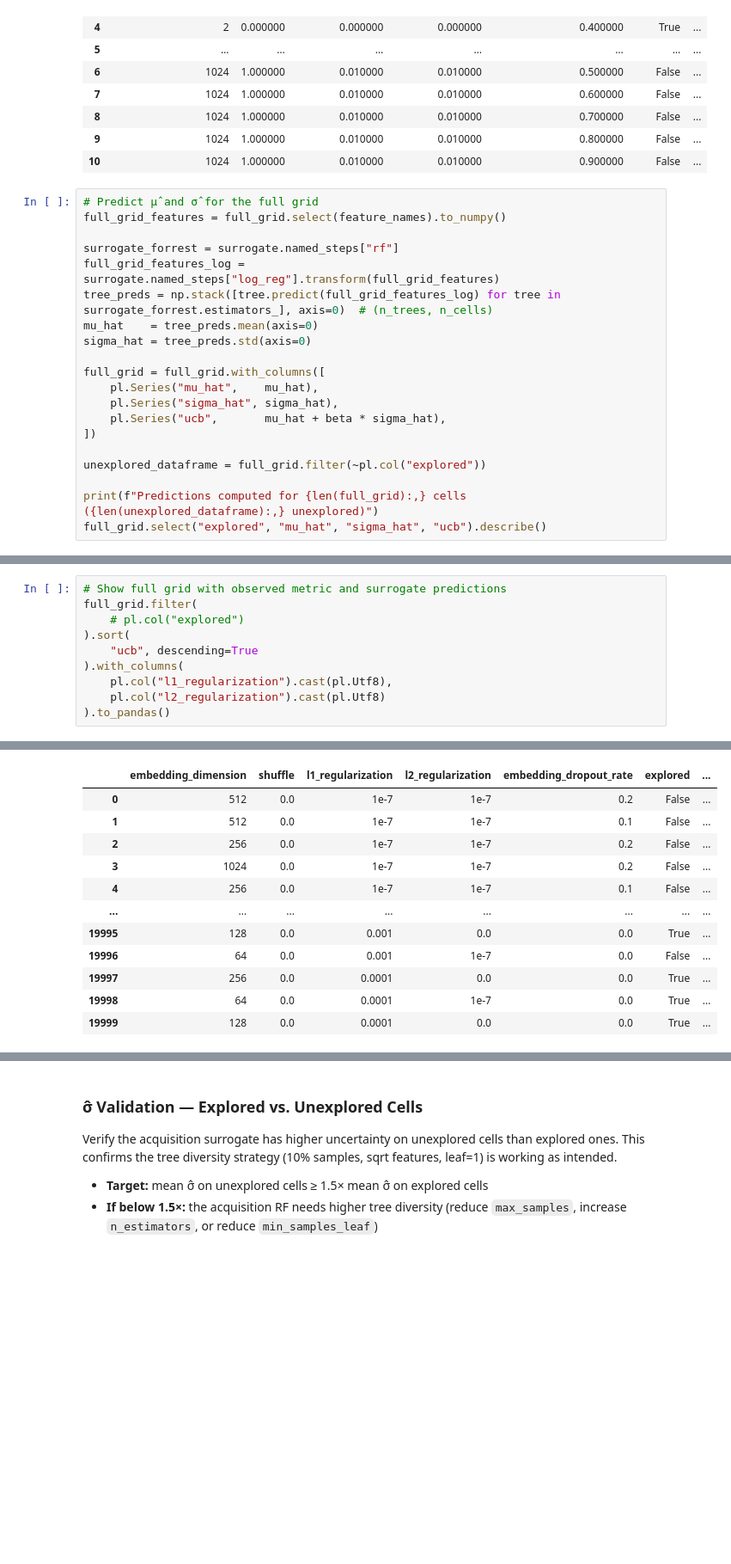
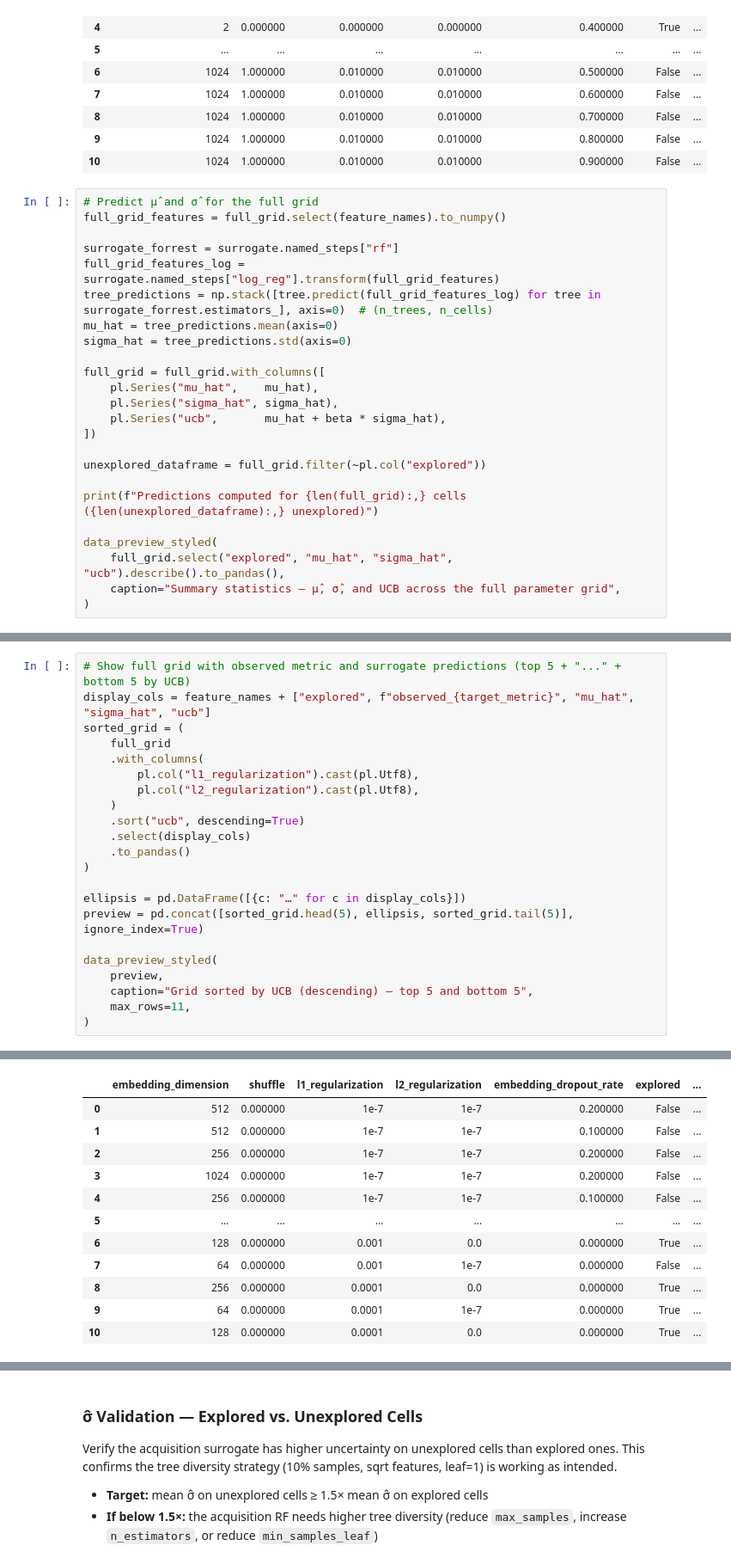
Before and after one commit to chaald/peppermint-matrix, a Jupyter notebook: notebooks/parameter_analysis/surrogate_model.ipynb, the cells around one changed output, grey strips where cells are left out. Shown at 86% size. Cells and saved outputs as stored; diff of their text form; blank space fills up the shorter version.

```diff
--- a/notebooks/parameter_analysis/surrogate_model.ipynb
+++ b/notebooks/parameter_analysis/surrogate_model.ipynb
@@ -474,9 +474,9 @@ full_grid_features = full_grid.select(feature_names).to_numpy()
 
 surrogate_forrest = surrogate.named_steps["rf"]
 full_grid_features_log = surrogate.named_steps["log_reg"].transform(full_grid_features)
-tree_preds = np.stack([tree.predict(full_grid_features_log) for tree in surrogate_forrest.estimators_], axis=0)  # (n_trees, n_cells)
-mu_hat    = tree_preds.mean(axis=0)
-sigma_hat = tree_preds.std(axis=0)
+tree_predictions = np.stack([tree.predict(full_grid_features_log) for tree in surrogate_forrest.estimators_], axis=0)  # (n_trees, n_cells)
+mu_hat = tree_predictions.mean(axis=0)
+sigma_hat = tree_predictions.std(axis=0)
 
 full_grid = full_grid.with_columns([
     pl.Series("mu_hat",    mu_hat),
@@ -487,6 +487,10 @@ full_grid = full_grid.with_columns([
 unexplored_dataframe = full_grid.filter(~pl.col("explored"))
 
 print(f"Predictions computed for {len(full_grid):,} cells ({len(unexplored_dataframe):,} unexplored)")
-full_grid.select("explored", "mu_hat", "sigma_hat", "ucb").describe()
+
+data_preview_styled(
+    full_grid.select("explored", "mu_hat", "sigma_hat", "ucb").describe().to_pandas(),
+    caption="Summary statistics — μ̂, σ̂, and UCB across the full parameter grid",
+)
 # %% [output]
 Predictions computed for 20,000 cells (18,484 unexplored)
@@ -505,11 +508,23 @@ shape: (9, 5)
 # %%
-# Show full grid with observed metric and surrogate predictions
-full_grid.filter(
-    # pl.col("explored")
-).sort(
-    "ucb", descending=True
-).with_columns(
-    pl.col("l1_regularization").cast(pl.Utf8),
-    pl.col("l2_regularization").cast(pl.Utf8)
-).to_pandas()
+# Show full grid with observed metric and surrogate predictions (top 5 + "..." + bottom 5 by UCB)
+display_cols = feature_names + ["explored", f"observed_{target_metric}", "mu_hat", "sigma_hat", "ucb"]
+sorted_grid = (
+    full_grid
+    .with_columns(
+        pl.col("l1_regularization").cast(pl.Utf8),
+        pl.col("l2_regularization").cast(pl.Utf8),
+    )
+    .sort("ucb", descending=True)
+    .select(display_cols)
+    .to_pandas()
+)
+
+ellipsis = pd.DataFrame([{c: "…" for c in display_cols}])
+preview = pd.concat([sorted_grid.head(5), ellipsis, sorted_grid.tail(5)], ignore_index=True)
+
+data_preview_styled(
+    preview,
+    caption="Grid sorted by UCB (descending) — top 5 and bottom 5",
+    max_rows=11,
+)
 # %% [output]
@@ -516,12 +532,12 @@ full_grid.filter(
 |  | embedding_dimension | shuffle | l1_regularization | l2_regularization | embedding_dropout_rate | explored | ... |
-| 0 | 512 | 0.0 | 1e-7 | 1e-7 | 0.2 | False | ... |
-| 1 | 512 | 0.0 | 1e-7 | 1e-7 | 0.1 | False | ... |
-| 2 | 256 | 0.0 | 1e-7 | 1e-7 | 0.2 | False | ... |
-| 3 | 1024 | 0.0 | 1e-7 | 1e-7 | 0.2 | False | ... |
-| 4 | 256 | 0.0 | 1e-7 | 1e-7 | 0.1 | False | ... |
-| ... | ... | ... | ... | ... | ... | ... | ... |
-| 19995 | 128 | 0.0 | 0.001 | 0.0 | 0.0 | True | ... |
-| 19996 | 64 | 0.0 | 0.001 | 1e-7 | 0.0 | False | ... |
-| 19997 | 256 | 0.0 | 0.0001 | 0.0 | 0.0 | True | ... |
-| 19998 | 64 | 0.0 | 0.0001 | 1e-7 | 0.0 | True | ... |
-| 19999 | 128 | 0.0 | 0.0001 | 0.0 | 0.0 | True | ... |
+| 0 | 512 | 0.000000 | 1e-7 | 1e-7 | 0.200000 | False | ... |
+| 1 | 512 | 0.000000 | 1e-7 | 1e-7 | 0.100000 | False | ... |
+| 2 | 256 | 0.000000 | 1e-7 | 1e-7 | 0.200000 | False | ... |
+| 3 | 1024 | 0.000000 | 1e-7 | 1e-7 | 0.200000 | False | ... |
+| 4 | 256 | 0.000000 | 1e-7 | 1e-7 | 0.100000 | False | ... |
+| 5 | … | … | … | … | … | … | ... |
+| 6 | 128 | 0.000000 | 0.001 | 0.0 | 0.000000 | True | ... |
+| 7 | 64 | 0.000000 | 0.001 | 1e-7 | 0.000000 | False | ... |
+| 8 | 256 | 0.000000 | 0.0001 | 0.0 | 0.000000 | True | ... |
+| 9 | 64 | 0.000000 | 0.0001 | 1e-7 | 0.000000 | True | ... |
+| 10 | 128 | 0.000000 | 0.0001 | 0.0 | 0.000000 | True | ... |
```
Also changed, not shown: parts of 2 cells of this notebook.
